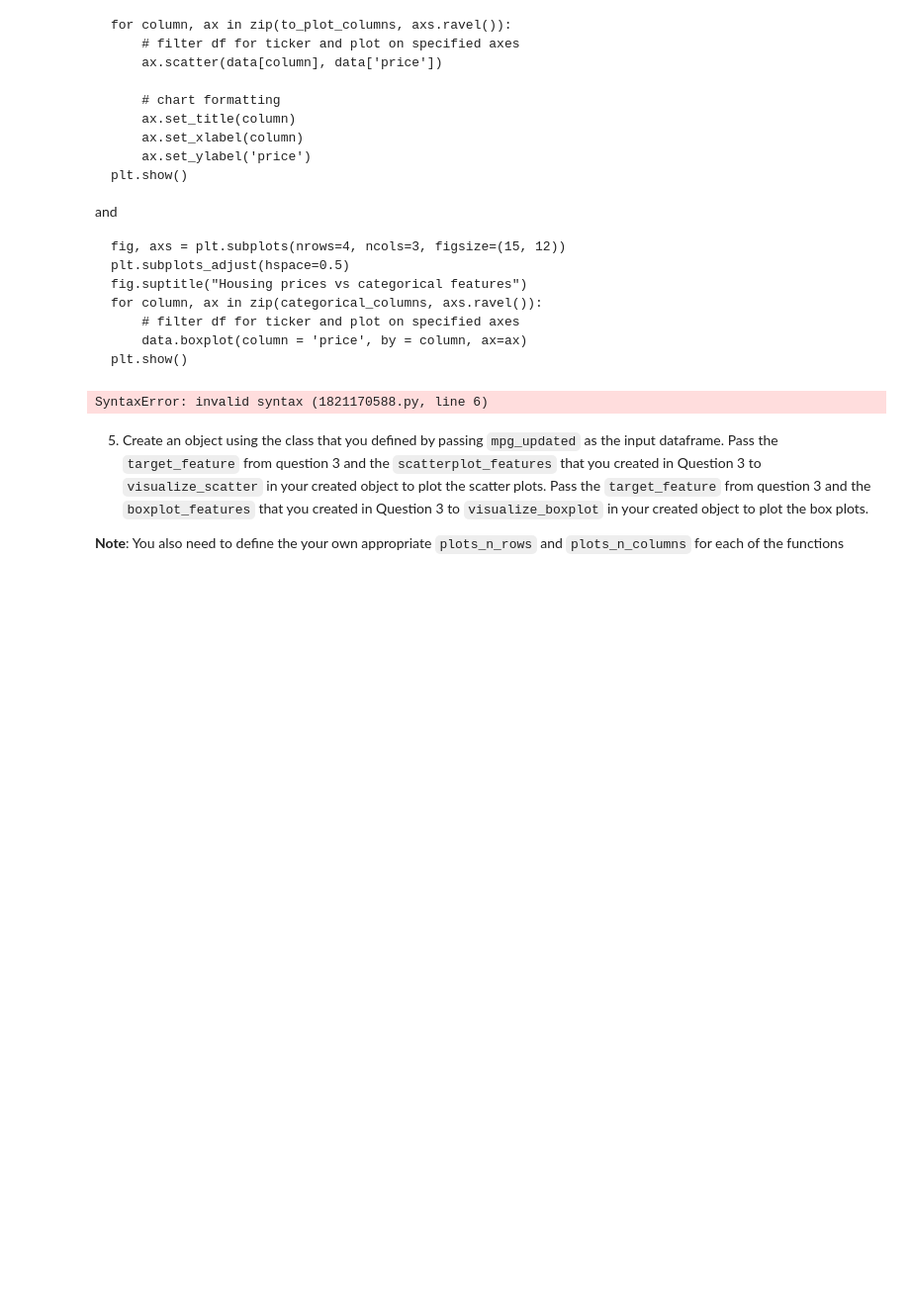
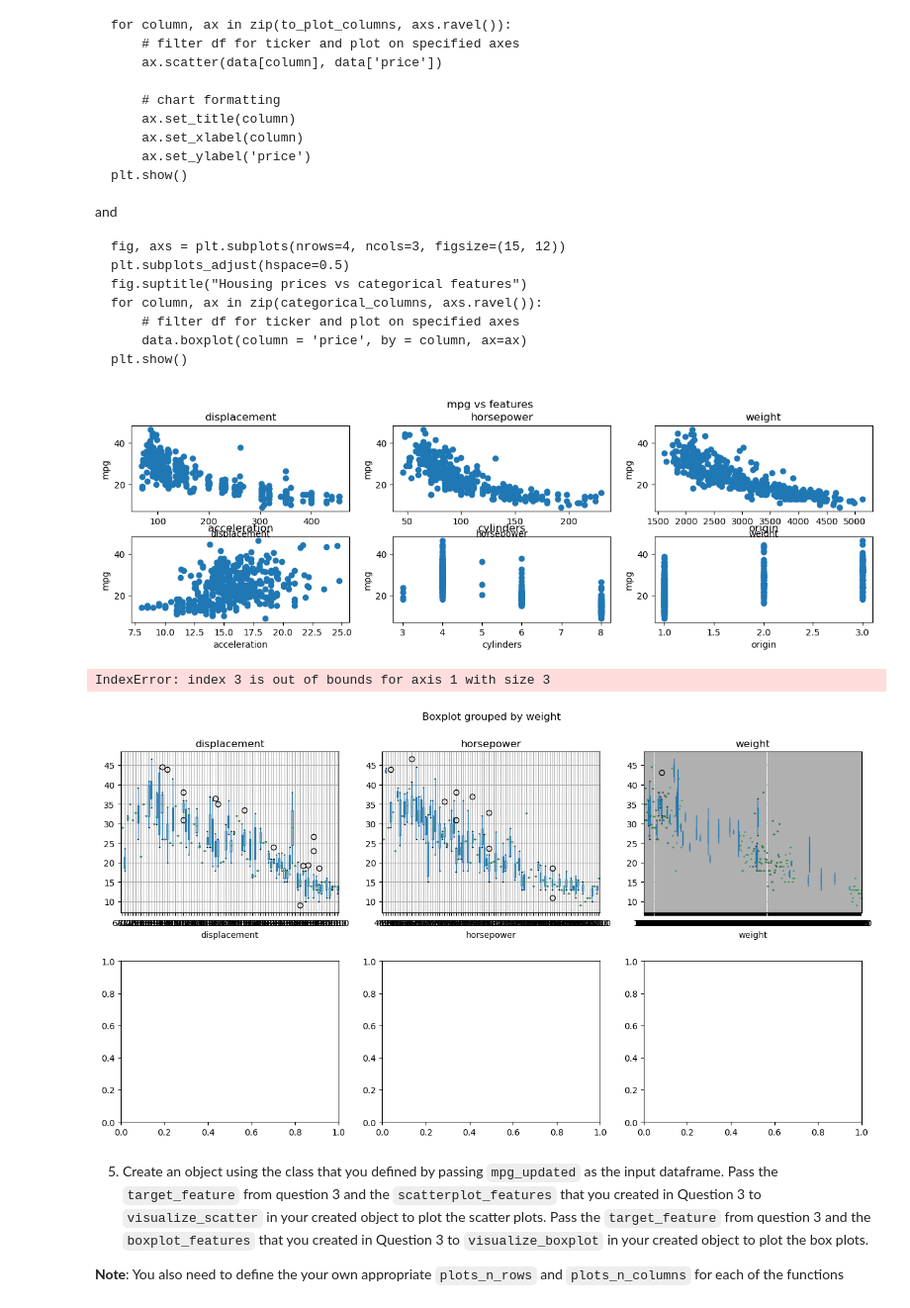
Before and after one commit to brtashp/Python_for_datasci, a Jupyter notebook: Assignment_4_BAS.ipynb, the cells around one changed output. Shown at 99% size. Cells and saved outputs as stored; diff of their text form; code cells hidden in the pictures; blank space fills up the shorter version.

````diff
--- a/Assignment_4_BAS.ipynb
+++ b/Assignment_4_BAS.ipynb
@@ -162,27 +162,65 @@ for column, ax in zip(categorical_columns, axs.ravel()):
     data.boxplot(column = 'price', by = column, ax=ax)
 plt.show()
 ```
-# %%
-class SampleVisualization:
-    def __init__(self, input_data):
-        self.data = input_data.copy()
-
-#Work on your solution here and after.
-class ChildSampleVisualization...:
-    def __init__...:
-        ...
-
-    def visualize_scatter...:
-        ...
-        fig.suptitle("mpg vs features")
-        plt.show()
-
-    def visualize_boxplot...:
-        ...
-        fig.suptitle("mpg vs categorical features")
-        plt.show()
-# %% [output]
-SyntaxError: invalid syntax (1821170588.py, line 6)
+# %%
+class SampleVisualization:
+    def __init__(self, input_data):
+        self.data = input_data.copy()
+
+#Work on your solution here and after.
+class ChildSampleVisualization(SampleVisualization):
+    def __init__(self, input_data):
+        super().__init__(input_data)
+
+    def visualize_scatter(self, target, input_features, plot_n_rows, plot_n_column):
+
+        fig, axs = plt.subplots(nrows=2, ncols=3, figsize=(15, 4))
+        plt.subplots_adjust(hspace=0.3)
+        fig.suptitle("mpg vs features")
+        for column, ax in zip(input_features, axs.ravel()):
+            # filter df for ticker and plot on specified axes
+            ax.scatter(mpg_df[column], mpg_df['mpg'])
+             # chart formatting
+            ax.set_title(column)
+            ax.set_xlabel(column)
+            ax.set_ylabel('mpg')
+
+        plt.show()
+
+    def visualize_boxplot(self, target, input_features, plot_n_rows, plot_n_column):
+
+        fig, axs = plt.subplots(nrows=2, ncols=3, figsize=(15, 8))
+        plt.subplots_adjust(hspace=0.3)
+        #title part of this doesnt work????
+        fig.suptitle("mpg vs categorical features")
+        #for column, ax in zip(boxplot_features, axs.ravel()):
+        # filter df for ticker and plot on specified axes
+        # mpg_df.boxplot(column = 'mpg', by = column, ax=ax)
+        #for i, column in enumerate(input_features):
+            #ax = axs[i]
+            # Filter 'mpg_df' for the current column and plot on the specified axis
+            #mpg_df.boxplot(column='mpg', by=column, ax=ax)
+            #ax.set_title(f"{column}")
+
+        # strange output below (doesnt even get through all the data???)
+        for i, column in enumerate(input_features):
+            ax = axs[i // plot_n_column, i % plot_n_column]
+            self.data.boxplot(column=target, by=column, ax=ax)
+            ax.set_title(f"{column}")
+
+        plt.show()
+
+test = ChildSampleVisualization(mpg_df)
+target = 'mpg'
+input_features = ['displacement', 'horsepower', 'weight', 'acceleration', 'cylinders', 'origin']
+plot_n_column = len(input_features)
+plot_n_rows = len(mpg_df['mpg'])
+test.visualize_scatter(target, input_features, plot_n_rows, plot_n_column)
+test.visualize_boxplot(target, input_features, plot_n_rows, plot_n_column)
+# %% [output]
+[figure, added]
+IndexError: index 3 is out of bounds for axis 1 with size 3
+[figure, added]
 # %% [markdown]
 5. Create an object using the class that you defined by passing `mpg_updated` as the input dataframe.
 Pass the `target_feature` from question 3 and the `scatterplot_features` that you created in Question 3 to `visualize_scatter` in your created object to plot the scatter plots.
````
Also changed, not shown: parts of 1 cell of this notebook.
